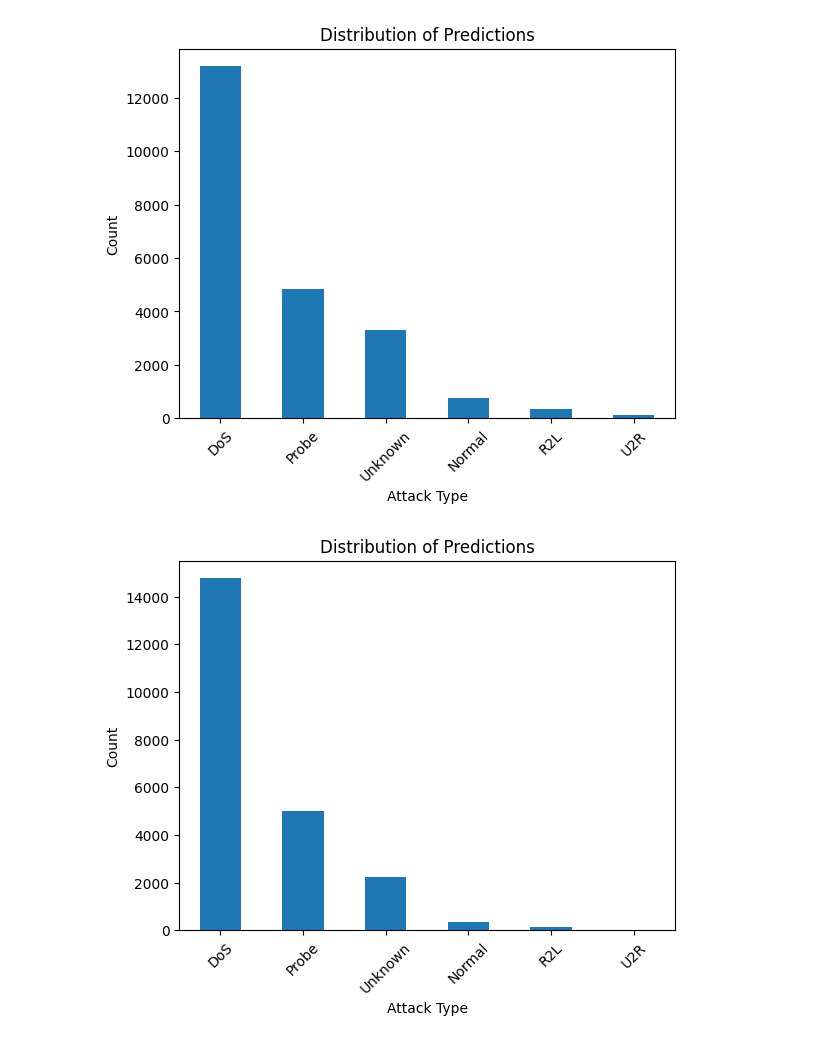
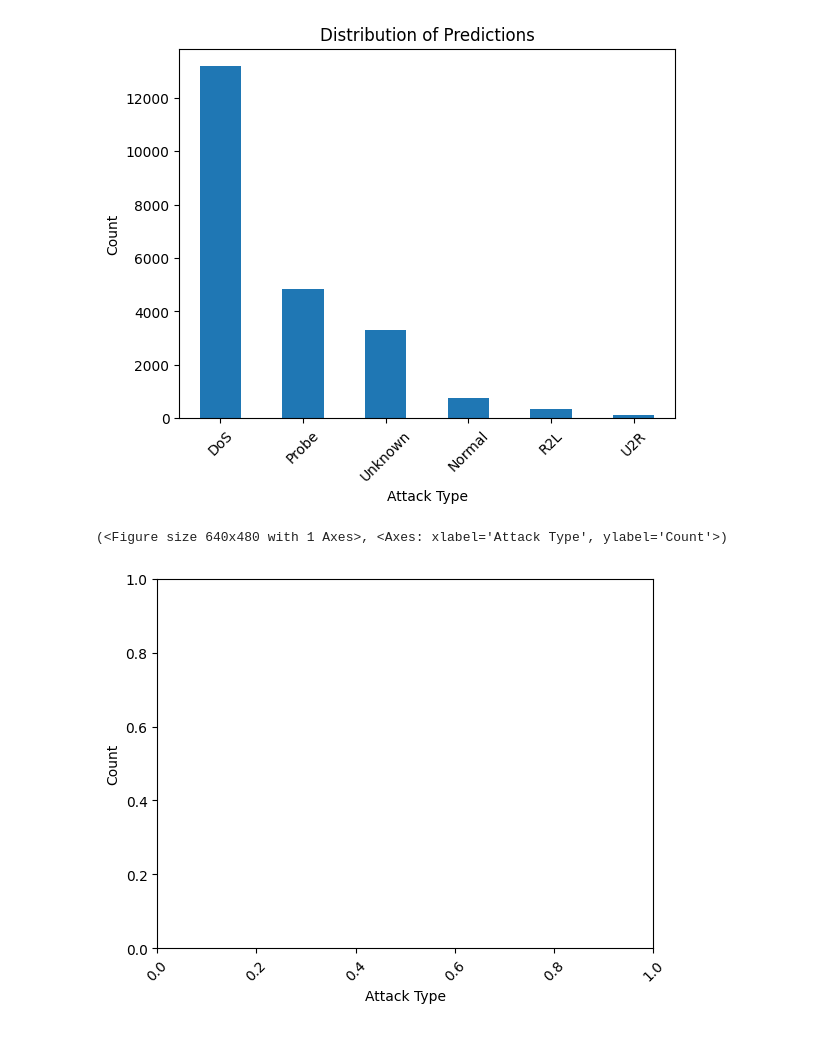
Before and after one commit to VSI12/IDS-Project, a Jupyter notebook: model.ipynb, the cells around one changed output. Saved outputs shown, nothing was run; the diff lists cells and outputs as text; code cells hidden in the pictures.

```diff
--- a/model.ipynb
+++ b/model.ipynb
@@ -148,0 +149,11 @@ new_data.head(5)
+# %%
+new_data = pd.read_csv('NSL-KDD 2/train_data.csv', header=None, names=col_names)
+
+new_data = new_data.drop(columns=["label"])  # Replace "target" with your target column name
+
+#     # Encode categorical columns in X if any
+new_data = pd.get_dummies(new_data)
+
+#     # Align the columns of new_data to match the trained model's features
+
+new_data.head(5)
@@ -198,19 +231,27 @@ plt.show()
 # %%
  #Assuming `predictions` is your array of predicted labels
 predicted_labels = [label_mapping.get(pred, "Unknown") for pred in predictions1]
 # Create a DataFrame for better visualization
 results_df = pd.DataFrame({
     'Predicted Label': predicted_labels
 })
 
 # Count the occurrences of each label
 label_counts = results_df['Predicted Label'].value_counts()
 
 # Plotting the distribution of predictions
-label_counts.plot(kind='bar', title='Distribution of Predictions')
+fig = plt.subplots()
+# label_counts.plot(kind='bar',title='Distribution of Predictions')
+# label_counts.plot(kind='bar', title='Distribution of Predictions')
 plt.xlabel('Attack Type')
 plt.ylabel('Count')
 plt.xticks(rotation=45)
-plt.show()
+# plt.show()
+
+# ax.set_xlabel('Attack Type')
+# ax.set_ylabel('Count')
+# ax.set_xticklabels(ax.get_xticklabels(), rotation=45)
+print(fig)
 # %% [output]
+(<Figure size 640x480 with 1 Axes>, <Axes: xlabel='Attack Type', ylabel='Count'>)
-[figure, old version]
+[figure, new version]
```
Also changed, not shown: parts of 5 cells of this notebook, 4 other files.
